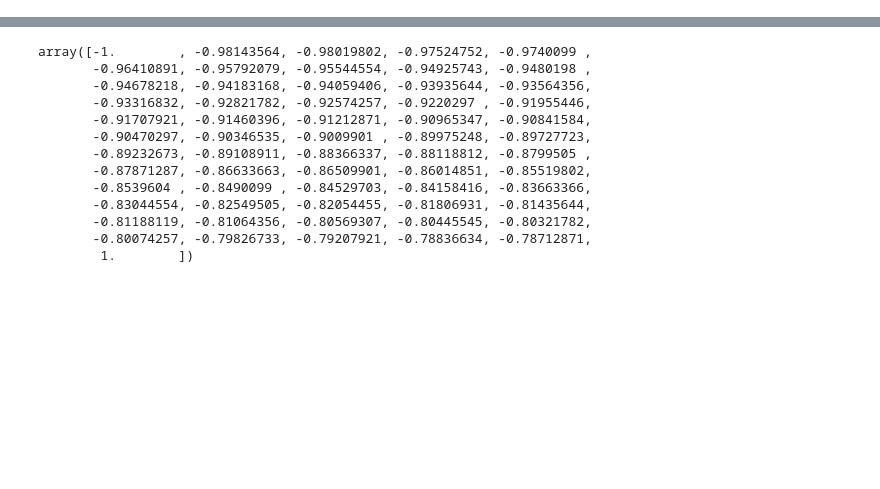
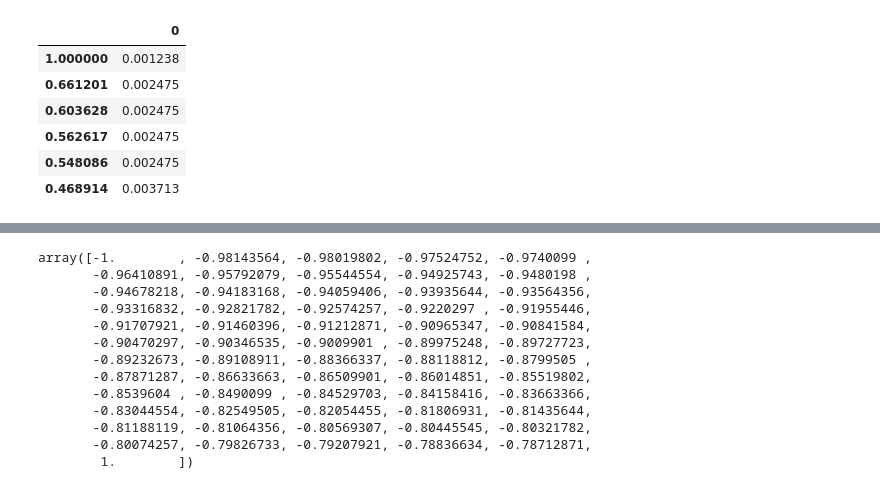
Before and after one commit to Isshin-Py-Sw-La-Me/Portfolio, a Jupyter notebook: Project/bs_cos.ipynb, the cells around one changed output, grey strips where cells are left out. Saved outputs shown, nothing was run; the diff lists cells and outputs as text; code cells hidden in the pictures; blank space fills up the shorter version.

```diff
--- a/Project/bs_cos.ipynb
+++ b/Project/bs_cos.ipynb
@@ -505 +299,13 @@ array([0.        , 0.        , 0.00247525, 0.00247525, 0.0049505 ,
+# %%
+far_kai = pd.DataFrame(far[1:-1]).copy().set_index(threshold[1:-1])
+frr_kai = pd.DataFrame(frr[1:-1]).copy().set_index(threshold[1:-1])
+far_kai
+# %% [output]
+|  | 0 |
+| 1.000000 | 0.001238 |
+| 0.661201 | 0.002475 |
+| 0.603628 | 0.002475 |
+| 0.562617 | 0.002475 |
+| 0.548086 | 0.002475 |
+| 0.468914 | 0.003713 |
 # %%
```
Also changed, not shown: parts of 13 cells of this notebook, 1 other file.
